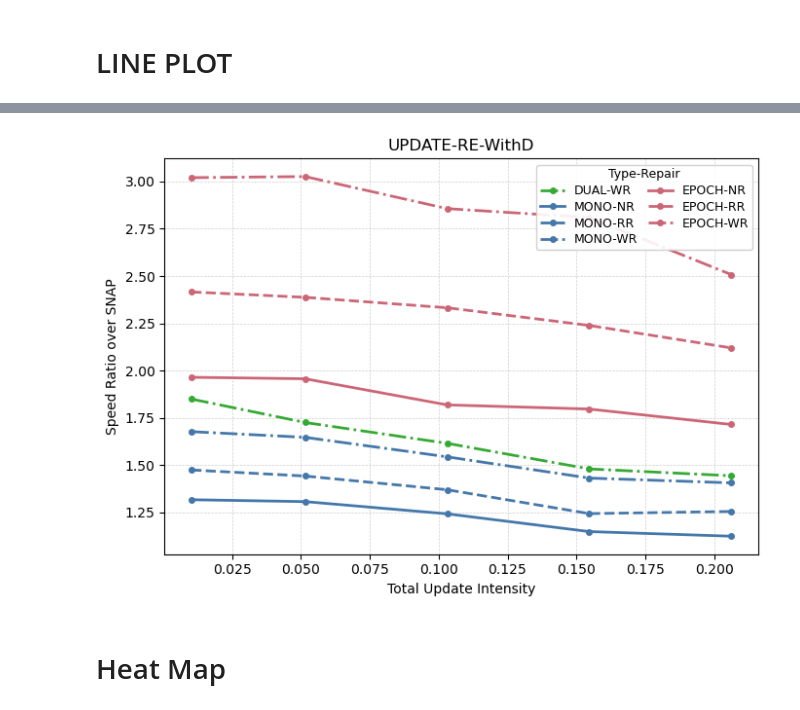
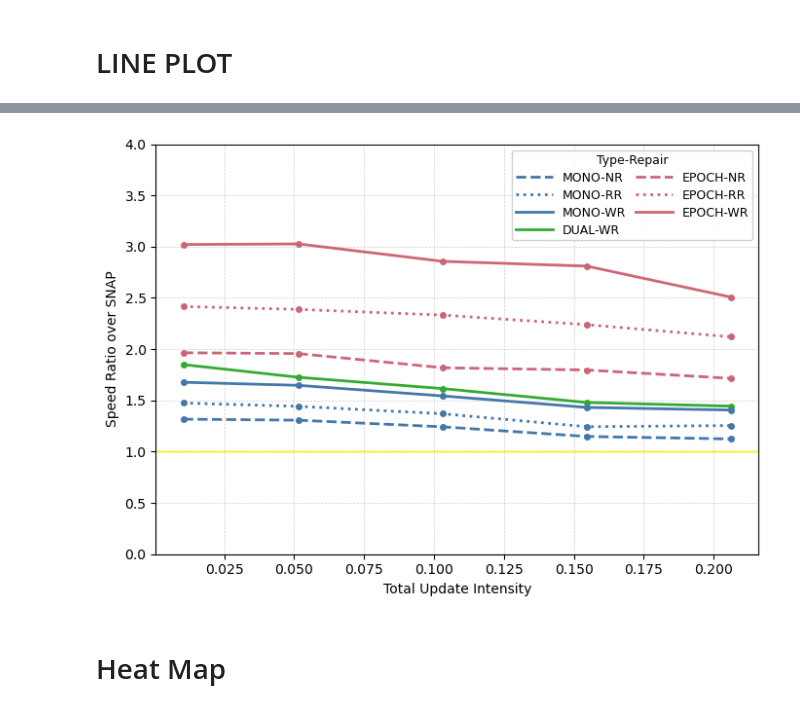
Before and after one commit to mallang/FosterBtree, a Jupyter notebook: benches/hash_join/htap_simulation/new_plot.ipynb, the cells around one changed output, grey strips where cells are left out. Saved outputs shown, nothing was run; the diff lists cells and outputs as text; code cells hidden in the pictures.

```diff
--- a/benches/hash_join/htap_simulation/new_plot.ipynb
+++ b/benches/hash_join/htap_simulation/new_plot.ipynb
@@ -245,10 +245,10 @@ for wkld in workload_levels:
 # %%
 import pandas as pd
 import matplotlib.pyplot as plt
+from matplotlib.lines import Line2D
 
 
-
-def draw_line_plot(df, title, xaxis, xlabel, path="output/"):
+def draw_line_plot(df, title, xaxis, xlabel, ylim, path="output/"):
     # === 映射与简化 ===
     table_display = {"heap": "MONO", "par": "EPOCH", "chain": "DUAL"}
     repair_display = {"No Repair": "NR", "Read Repair": "RR", "Write Repair": "WR"}
@@ -257,53 +257,90 @@ def draw_line_plot(df, title, xaxis, xlabel, path="output/"):
     df["repair_type"] = df["repair_type"].map(repair_display)
 
     # === 配色与线型方案 ===
-    # 每个 table_type 一种主色调（蓝、橙、紫）
-    color_map = {
-        "MONO": "#4477AA",   # 蓝
-        "EPOCH": "#CC6677",  # 红
-        "DUAL": "#35AA33",   # 紫
-    }
+    color_map = {"MONO": "#4477AA", "EPOCH": "#CC6677", "DUAL": "#35AA33"}
+    linestyle_map = {"NR": "dashed", "RR": "dotted", "WR": "-"}
 
-    # 每种 repair_type 一种线型
-    linestyle_map = {
-        "NR": "-",
-        "RR": "--",
-        "WR": "-."
-    }
+    plt.figure(figsize=(7, 5))
 
-    # === 绘图 ===
-    plt.figure(figsize=(7, 5))
     for table in df["table_type"].unique():
         subdf = df[df["table_type"] == table]
         for repair in subdf["repair_type"].unique():
             data = subdf[subdf["repair_type"] == repair]
+            linestyle = linestyle_map[repair]
+            if table == "DUAL":
+                linestyle = "-"
             plt.plot(
                 data[xaxis],
                 data["speed_ratio_over_naive"],
                 label=f"{table}-{repair}",
                 color=color_map[table],
-                linestyle=linestyle_map[repair],
+                linestyle=linestyle,
                 linewidth=2,
                 marker="o",
                 markersize=4
             )
 
-    # === 样式与标签 ===
     plt.xlabel(xlabel)
     plt.ylabel("Speed Ratio over SNAP")
-    plt.title(title)
+    plt.grid(True, linestyle="--", linewidth=0.5, alpha=0.6)
+    plt.ylim(ylim)
 
-    # 网格和论文风格
-    plt.grid(True, linestyle="--", linewidth=0.5, alpha=0.6)
+    # === 自定义 legend 结构 ===
+    legend_handles = []
+    legend_labels = []
+
+    # 按 repair_type 分组展示
+    order = ["NR", "RR", "WR"]
+
+    for table in ["MONO"]:
+        for repair in order:
+            legend_handles.append(Line2D(
+                [0], [0],
+                color=color_map[table],
+                linestyle=linestyle_map[repair],
+                linewidth=2
+            ))
+            legend_labels.append(f"{table}-{repair}")
+
+    # 最后一行单独加 DUAL
+    legend_handles.append(Line2D([0], [0], color=color_map["DUAL"], linestyle="-", linewidth=2))
+    legend_labels.append("DUAL-WR")
+
+    for table in ["EPOCH"]:
+        for repair in order:
+            legend_handles.append(Line2D(
+                [0], [0],
+                color=color_map[table],
+                linestyle=linestyle_map[repair],
+                linewidth=2
+            ))
+            legend_labels.append(f"{table}-{repair}")
+
+    loc = "upper right"
+    if xlabel == "Delta Scan Portion":
+        loc = "upper left"
+
     plt.legend(
+        legend_handles,
+        legend_labels,
         title="Type-Repair",
         framealpha=0.9,
         fontsize=9,
         title_fontsize=9,
-        ncol=2,                 # 两列更紧凑
+        ncol=2,                # 两列
         columnspacing=0.8,
-        labelspacing=0.3,
+        labelspacing=0.4,
         borderpad=0.3,
+        handlelength=3,
+        loc=loc
+    )
+    plt.axhline(
+        y=1.0,
+        color="#ffff00",
+        linestyle="solid",
+        linewidth=2,
+        alpha=0.6,
+        zorder=0
     )
 
     plt.tight_layout()
@@ -341,11 +378,18 @@ X_AXIS_TITLE = {
     "update_ratio": "Total Update Intensity",
 }
 
+YLIM = {
+    "txn_delta_ratio": (0.8, 3.6),
+    "scan_reuse_ratio": (0.6, 4.0),
+    "update_ratio": (0.75, 3.5),
+}
+
 for (title, df_path) in WKLD_MAPS.items():
     # Load CSV into a DataFrame
     df = pd.read_csv(df_path)
     # display(df)
     xaxis = XAXIS_MAPS[title]
     xlabel = X_AXIS_TITLE[xaxis]
-    draw_line_plot(df, title=title, xaxis=xaxis, xlabel=xlabel)
+    ylim = YLIM[xaxis]
+    draw_line_plot(df, title=title, xaxis=xaxis, ylim = (0.0, 4.0), xlabel=xlabel)
 # %% [output]
@@ -361,4 +405,4 @@ for (title, df_path) in WKLD_MAPS.items():
-[figure, old version]
+[figure, new version]
 # %% [markdown]
 # Heat Map
 # %%
```
Also changed, not shown: parts of 2 cells of this notebook, 27 other files.
